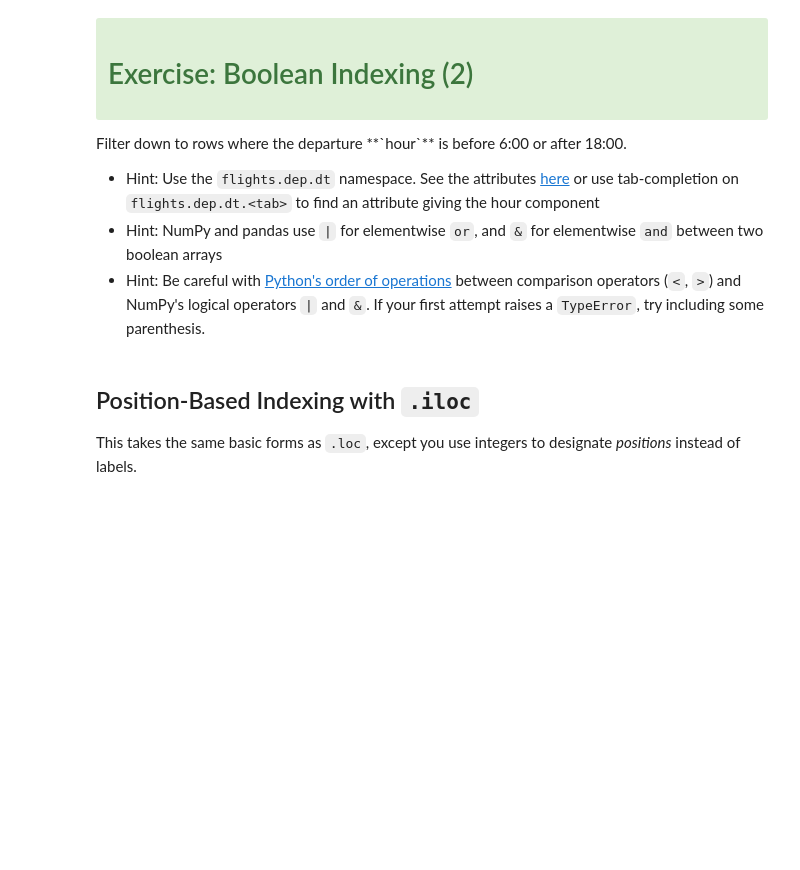
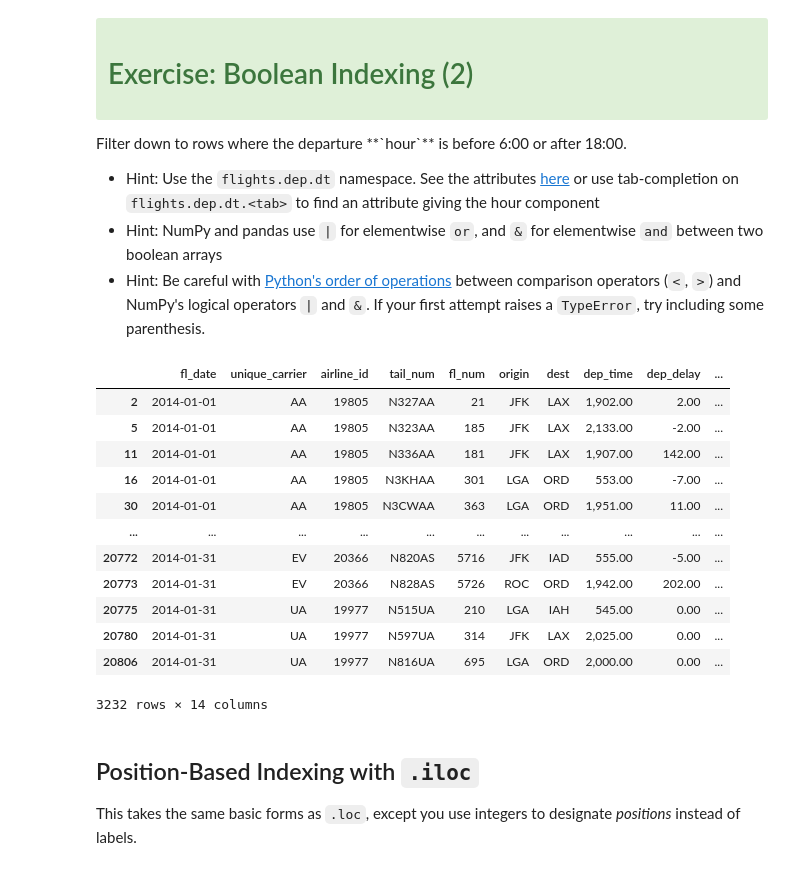
Before and after one commit to umeshraj/Pandas-Tutorial-SciPyConf-2018, a Jupyter notebook: notebooks/01-Indexing.ipynb, the cells around one changed output. Cells and saved outputs as stored; diff of their text form; code cells hidden in the pictures; blank space fills up the shorter version.

```diff
--- a/notebooks/01-Indexing.ipynb
+++ b/notebooks/01-Indexing.ipynb
@@ -512 +609,19 @@ flights.loc[flights.dep.isnull()]
+# %%
+# Your code here...
+mask = (flights.dep.dt.hour < 6) | (flights.dep.dt.hour > 18)
+flights.loc[mask]
+# %% [output]
+|  | fl_date | unique_carrier | airline_id | tail_num | fl_num | origin | dest | dep_time | dep_delay | ... |
+| 2 | 2014-01-01 | AA | 19805 | N327AA | 21 | JFK | LAX | 1,902.00 | 2.00 | ... |
+| 5 | 2014-01-01 | AA | 19805 | N323AA | 185 | JFK | LAX | 2,133.00 | -2.00 | ... |
+| 11 | 2014-01-01 | AA | 19805 | N336AA | 181 | JFK | LAX | 1,907.00 | 142.00 | ... |
+| 16 | 2014-01-01 | AA | 19805 | N3KHAA | 301 | LGA | ORD | 553.00 | -7.00 | ... |
+| 30 | 2014-01-01 | AA | 19805 | N3CWAA | 363 | LGA | ORD | 1,951.00 | 11.00 | ... |
+| ... | ... | ... | ... | ... | ... | ... | ... | ... | ... | ... |
+| 20772 | 2014-01-31 | EV | 20366 | N820AS | 5716 | JFK | IAD | 555.00 | -5.00 | ... |
+| 20773 | 2014-01-31 | EV | 20366 | N828AS | 5726 | ROC | ORD | 1,942.00 | 202.00 | ... |
+| 20775 | 2014-01-31 | UA | 19977 | N515UA | 210 | LGA | IAH | 545.00 | 0.00 | ... |
+| 20780 | 2014-01-31 | UA | 19977 | N597UA | 314 | JFK | LAX | 2,025.00 | 0.00 | ... |
+| 20806 | 2014-01-31 | UA | 19977 | N816UA | 695 | LGA | ORD | 2,000.00 | 0.00 | ... |
+3232 rows × 14 columns
 # %%
```
Also changed, not shown: parts of 39 cells of this notebook.
